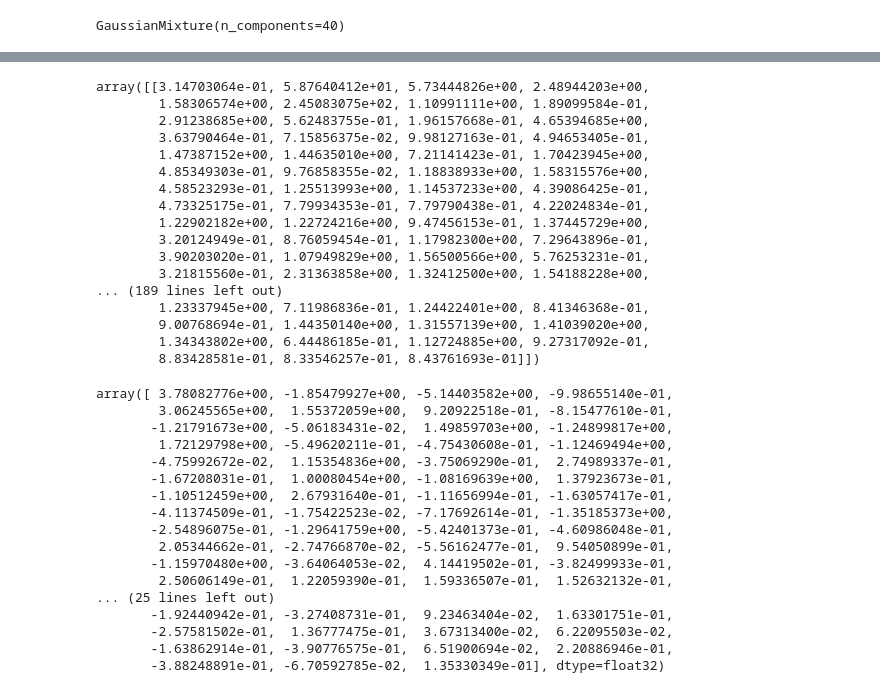
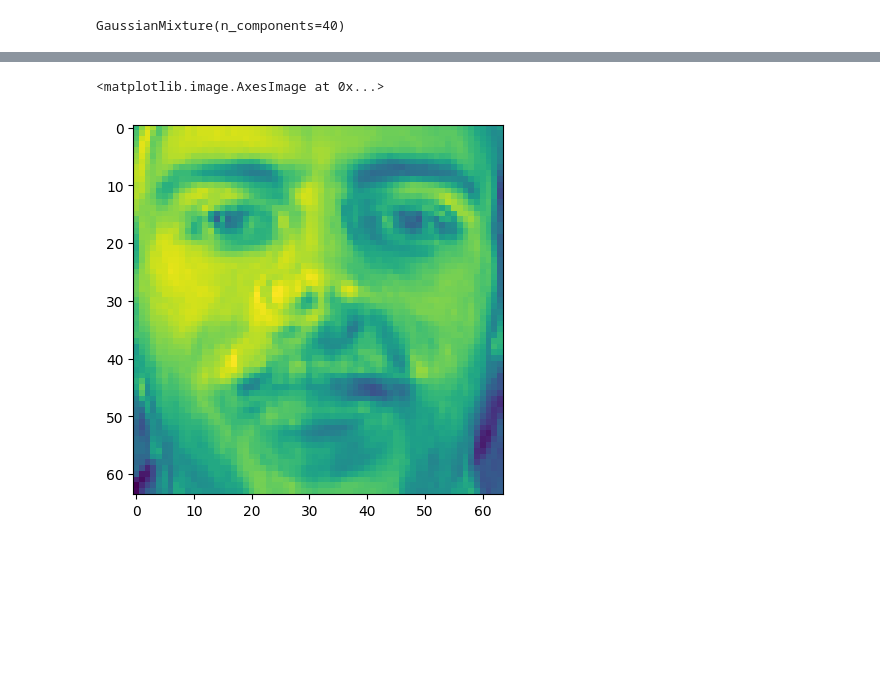
Before and after one commit to educhav/homl, a Jupyter notebook: ch09_unsupervised_learning/UL.ipynb, the cells around one changed output, grey strips where cells are left out. Cells and saved outputs as stored; diff of their text form; code cells hidden in the pictures; blank space fills up the shorter version.

```diff
--- a/ch09_unsupervised_learning/UL.ipynb
+++ b/ch09_unsupervised_learning/UL.ipynb
@@ -645,6 +691,6 @@ gs.score(X_valid, y_valid)
 from sklearn.mixture import GaussianMixture
 
 gm = GaussianMixture(n_components=40)
-gm.fit(X_train)
+gm.fit(X_train_reduced)
 # %% [output]
 GaussianMixture(n_components=40)
@@ -671,43 +697,6 @@ gm.sample(6)
-# %%
-import numpy as np
-X_new, y_new = gm.sample(5)
-
-np.exp(X_new)
-# %% [output]
-array([[3.14703064e-01, 5.87640412e+01, 5.73444826e+00, 2.48944203e+00,
-        1.58306574e+00, 2.45083075e+02, 1.10991111e+00, 1.89099584e-01,
-        2.91238685e+00, 5.62483755e-01, 1.96157668e-01, 4.65394685e+00,
-        3.63790464e-01, 7.15856375e-02, 9.98127163e-01, 4.94653405e-01,
-        1.47387152e+00, 1.44635010e+00, 7.21141423e-01, 1.70423945e+00,
-        4.85349303e-01, 9.76858355e-02, 1.18838933e+00, 1.58315576e+00,
-        4.58523293e-01, 1.25513993e+00, 1.14537233e+00, 4.39086425e-01,
-        4.73325175e-01, 7.79934353e-01, 7.79790438e-01, 4.22024834e-01,
-        1.22902182e+00, 1.22724216e+00, 9.47456153e-01, 1.37445729e+00,
-        3.20124949e-01, 8.76059454e-01, 1.17982300e+00, 7.29643896e-01,
-        3.90203020e-01, 1.07949829e+00, 1.56500566e+00, 5.76253231e-01,
-        3.21815560e-01, 2.31363858e+00, 1.32412500e+00, 1.54188228e+00,
-... (189 lines left out)
-        1.23337945e+00, 7.11986836e-01, 1.24422401e+00, 8.41346368e-01,
-        9.00768694e-01, 1.44350140e+00, 1.31557139e+00, 1.41039020e+00,
-        1.34343802e+00, 6.44486185e-01, 1.12724885e+00, 9.27317092e-01,
-        8.83428581e-01, 8.33546257e-01, 8.43761693e-01]])
-# %%
-X_train[0]
-# %% [output]
-array([ 3.78082776e+00, -1.85479927e+00, -5.14403582e+00, -9.98655140e-01,
-        3.06245565e+00,  1.55372059e+00,  9.20922518e-01, -8.15477610e-01,
-       -1.21791673e+00, -5.06183431e-02,  1.49859703e+00, -1.24899817e+00,
-        1.72129798e+00, -5.49620211e-01, -4.75430608e-01, -1.12469494e+00,
-       -4.75992672e-02,  1.15354836e+00, -3.75069290e-01,  2.74989337e-01,
-       -1.67208031e-01,  1.00080454e+00, -1.08169639e+00,  1.37923673e-01,
-       -1.10512459e+00,  2.67931640e-01, -1.11656994e-01, -1.63057417e-01,
-       -4.11374509e-01, -1.75422523e-02, -7.17692614e-01, -1.35185373e+00,
-       -2.54896075e-01, -1.29641759e+00, -5.42401373e-01, -4.60986048e-01,
-        2.05344662e-01, -2.74766870e-02, -5.56162477e-01,  9.54050899e-01,
-       -1.15970480e+00, -3.64064053e-02,  4.14419502e-01, -3.82499933e-01,
-        2.50606149e-01,  1.22059390e-01,  1.59336507e-01,  1.52632132e-01,
-... (25 lines left out)
-       -1.92440942e-01, -3.27408731e-01,  9.23463404e-02,  1.63301751e-01,
-       -2.57581502e-01,  1.36777475e-01,  3.67313400e-02,  6.22095503e-02,
-       -1.63862914e-01, -3.90776575e-01,  6.51900694e-02,  2.20886946e-01,
-       -3.88248891e-01, -6.70592785e-02,  1.35330349e-01], dtype=float32)
+# %%
+generated_img = pca.inverse_transform(gm.sample(1)[0][0]).reshape(64, 64)
+plt.imshow(generated_img)
+# %% [output]
+<matplotlib.image.AxesImage at 0x...>
+[figure, added]
```
Also changed, not shown: parts of 14 cells of this notebook, 2 other files.
